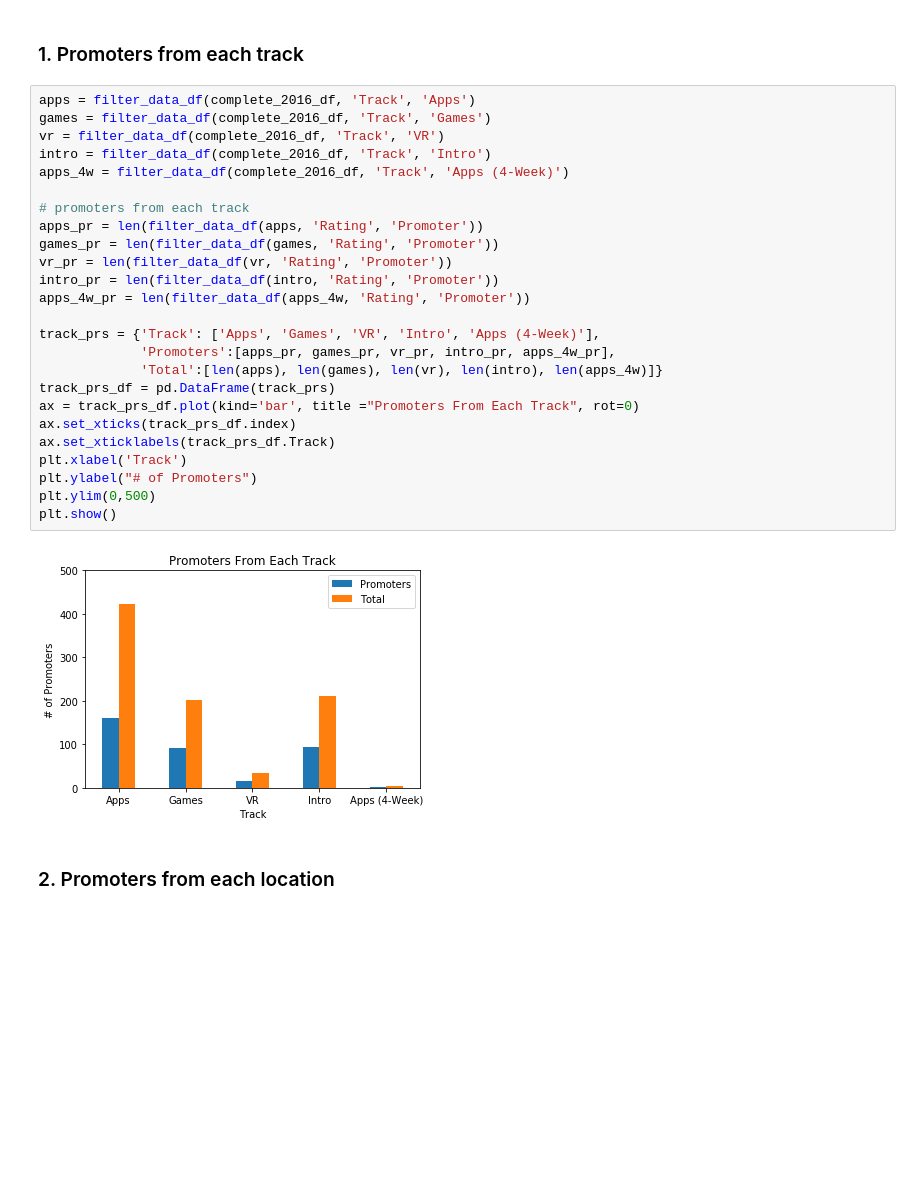
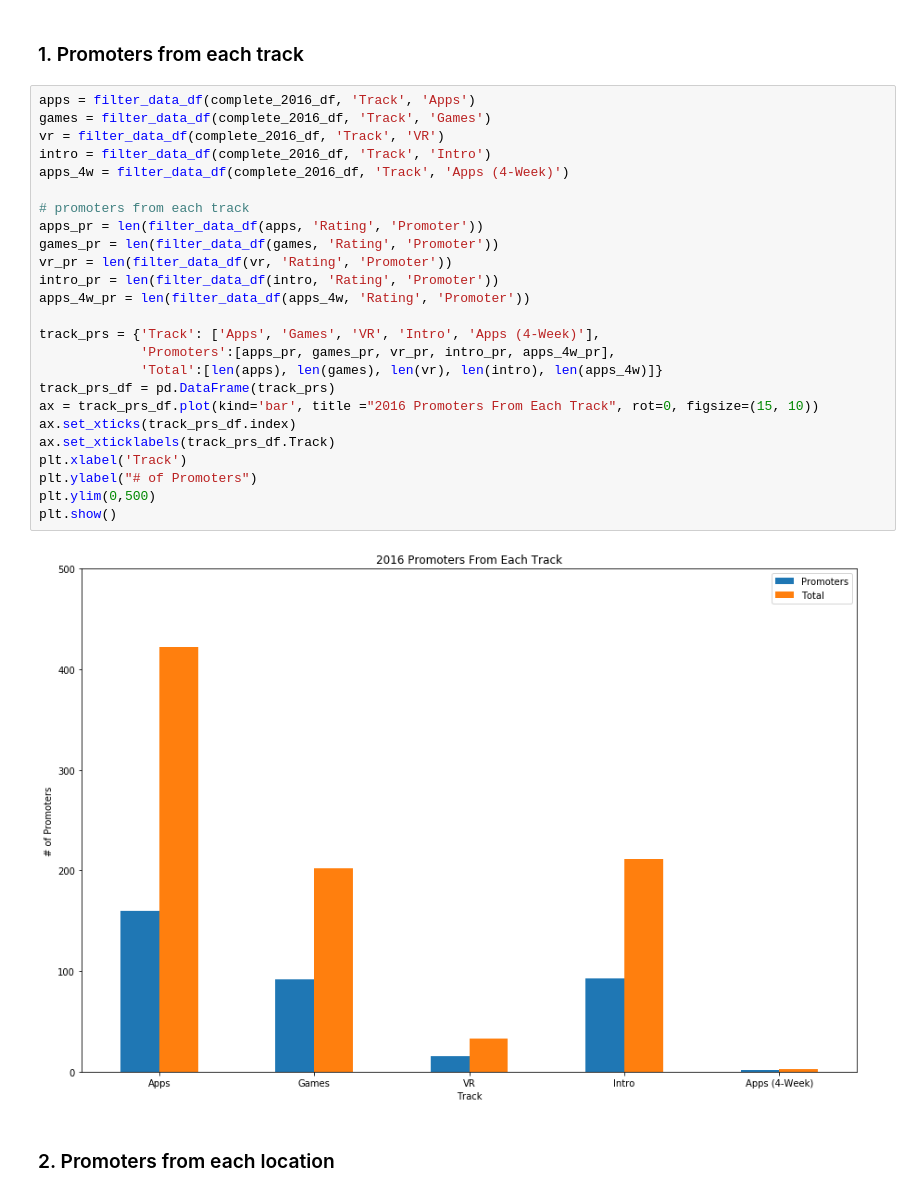
Before and after one commit to melodyfs/DS-1-Data-Analysis, a Jupyter notebook: SA_Survey.ipynb, the cells around one changed output. Cells and saved outputs as stored; diff of their text form; blank space fills up the shorter version.

```diff
--- a/SA_Survey.ipynb
+++ b/SA_Survey.ipynb
@@ -202,30 +202,30 @@ def filter_data_df(_df, attr, value=None):
 # %%
 apps = filter_data_df(complete_2016_df, 'Track', 'Apps')
 games = filter_data_df(complete_2016_df, 'Track', 'Games')
 vr = filter_data_df(complete_2016_df, 'Track', 'VR')
 intro = filter_data_df(complete_2016_df, 'Track', 'Intro')
 apps_4w = filter_data_df(complete_2016_df, 'Track', 'Apps (4-Week)')
 
 # promoters from each track
 apps_pr = len(filter_data_df(apps, 'Rating', 'Promoter'))
 games_pr = len(filter_data_df(games, 'Rating', 'Promoter'))
 vr_pr = len(filter_data_df(vr, 'Rating', 'Promoter'))
 intro_pr = len(filter_data_df(intro, 'Rating', 'Promoter'))
 apps_4w_pr = len(filter_data_df(apps_4w, 'Rating', 'Promoter'))
 
 track_prs = {'Track': ['Apps', 'Games', 'VR', 'Intro', 'Apps (4-Week)'],
              'Promoters':[apps_pr, games_pr, vr_pr, intro_pr, apps_4w_pr],
              'Total':[len(apps), len(games), len(vr), len(intro), len(apps_4w)]}
 track_prs_df = pd.DataFrame(track_prs)
-ax = track_prs_df.plot(kind='bar', title ="Promoters From Each Track", rot=0)
+ax = track_prs_df.plot(kind='bar', title ="2016 Promoters From Each Track", rot=0, figsize=(15, 10))
 ax.set_xticks(track_prs_df.index)
 ax.set_xticklabels(track_prs_df.Track)
 plt.xlabel('Track')
 plt.ylabel("# of Promoters")
 plt.ylim(0,500)
 plt.show()
 # %% [output]
-[figure, old version]
+[figure, new version]
 # %% [markdown]
 ### 2. Promoters from each location
 # %%
```
Also changed, not shown: parts of 18 cells of this notebook, 1 other file.
